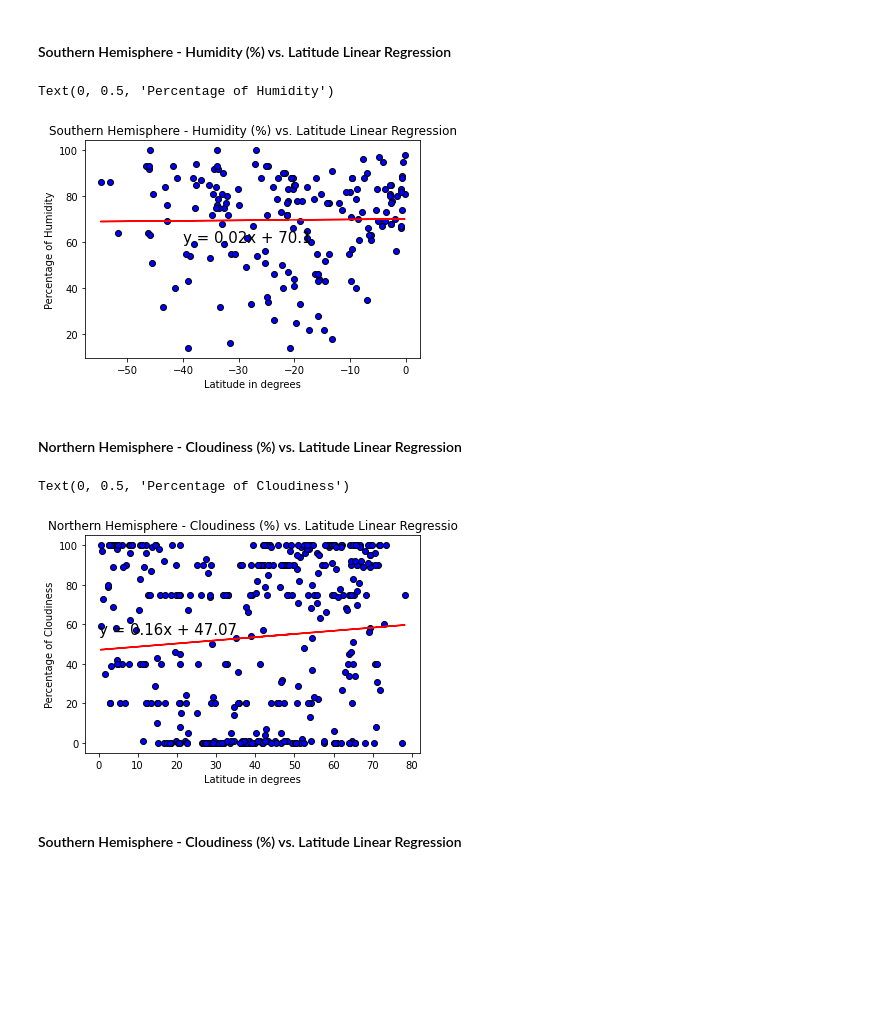
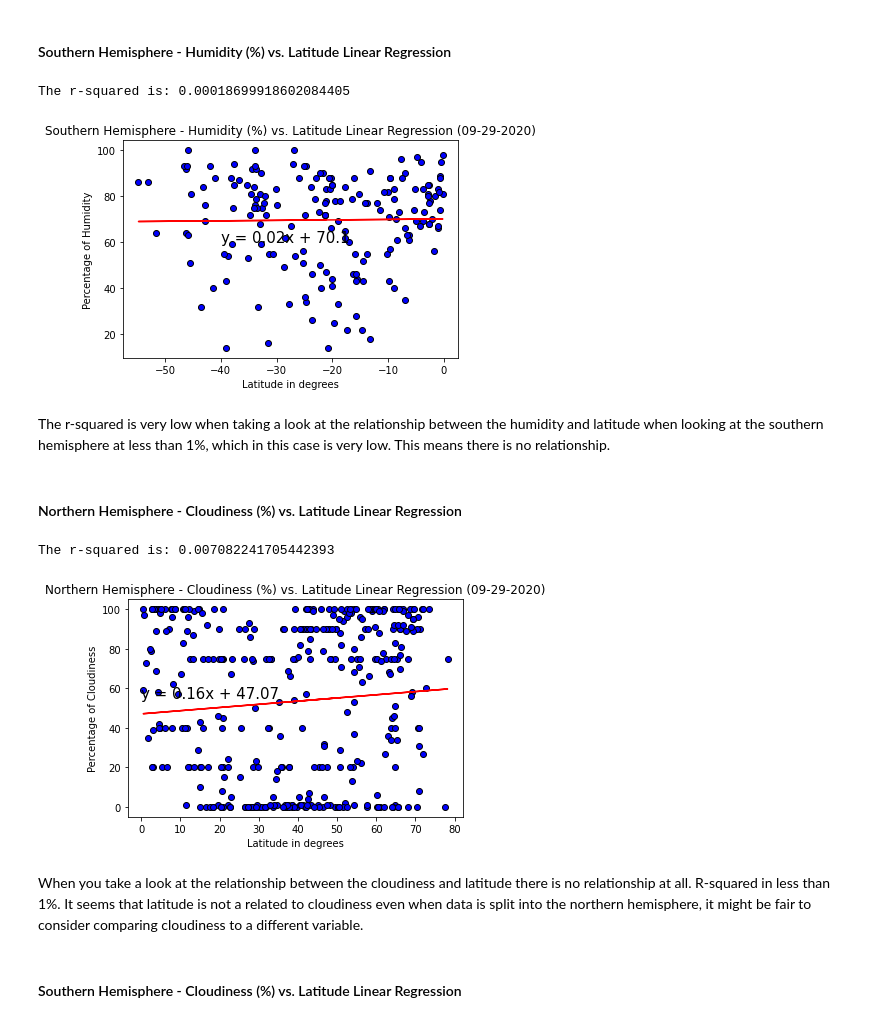
Before and after one commit to Jecyfdez/python-api-challenge, a Jupyter notebook: WeatherPy/WeatherPy.ipynb, the cells around one changed output. Saved outputs shown, nothing was run; the diff lists cells and outputs as text; code cells hidden in the pictures; blank space fills up the shorter version.

```diff
--- a/WeatherPy/WeatherPy.ipynb
+++ b/WeatherPy/WeatherPy.ipynb
@@ -368,24 +377,27 @@ Text(0, 0.5, 'Percentage of Humidity')
 # %%
 #set the x_axis values to latitude and y_axis to comparing units
 x_values = south_hemisphere["lat"]
 y_values = south_hemisphere["humidity"]
 
 (slope, intercept, rvalue, pvalue, stderr) = linregress(x_values, y_values)
 regress_values = x_values *slope +intercept
 line_eq = "y = " + str(round(slope,2)) + "x + " + str(round(intercept,2))
 
 
 #plot scatter graph
 plt.scatter(x_values, y_values, marker = "o", facecolors="blue", edgecolors = "black")
 plt.plot(x_values, regress_values, "r-")
 plt.annotate(line_eq,(-40,60),fontsize=15,color="black")
 #label graph
-plt.title("Southern Hemisphere - Humidity (%) vs. Latitude Linear Regression")
+plt.title("Southern Hemisphere - Humidity (%) vs. Latitude Linear Regression (09-29-2020)")
 plt.xlabel("Latitude in degrees")
 plt.ylabel("Percentage of Humidity")
+print(f"The r-squared is: {rvalue**2}")
 # %% [output]
-Text(0, 0.5, 'Percentage of Humidity')
+The r-squared is: 0.00018699918602084405
-[figure, old version]
+[figure, new version]
+# %% [markdown]
+The r-squared is very low when taking a look at the relationship between the humidity and latitude when looking at the southern hemisphere at less than 1%, which in this case is very low. This means there is no relationship.
 # %% [markdown]
 ####  Northern Hemisphere - Cloudiness (%) vs. Latitude Linear Regression
 # %%
@@ -403,12 +415,15 @@ plt.scatter(x_values, y_values, marker = "o", facecolors="blue", edgecolors = "b
 plt.plot(x_values, regress_values, "r-")
 plt.annotate(line_eq,(0,55),fontsize=15,color="black")
 #label graph
-plt.title("Northern Hemisphere - Cloudiness (%) vs. Latitude Linear Regressio")
+plt.title("Northern Hemisphere - Cloudiness (%) vs. Latitude Linear Regression (09-29-2020)")
 plt.xlabel("Latitude in degrees")
 plt.ylabel("Percentage of Cloudiness")
+print(f"The r-squared is: {rvalue**2}")
 # %% [output]
-Text(0, 0.5, 'Percentage of Cloudiness')
+The r-squared is: 0.007082241705442393
-[figure, old version]
+[figure, new version]
+# %% [markdown]
+When you take a look at the relationship between the cloudiness and latitude there is no relationship at all. R-squared in less than 1%. It seems that latitude is not a related to cloudiness even when data is split into the northern hemisphere, it might be fair to consider comparing cloudiness to a different variable.
 # %% [markdown]
 ####  Southern Hemisphere - Cloudiness (%) vs. Latitude Linear Regression
 # %%
```
Also changed, not shown: parts of 15 cells of this notebook.
